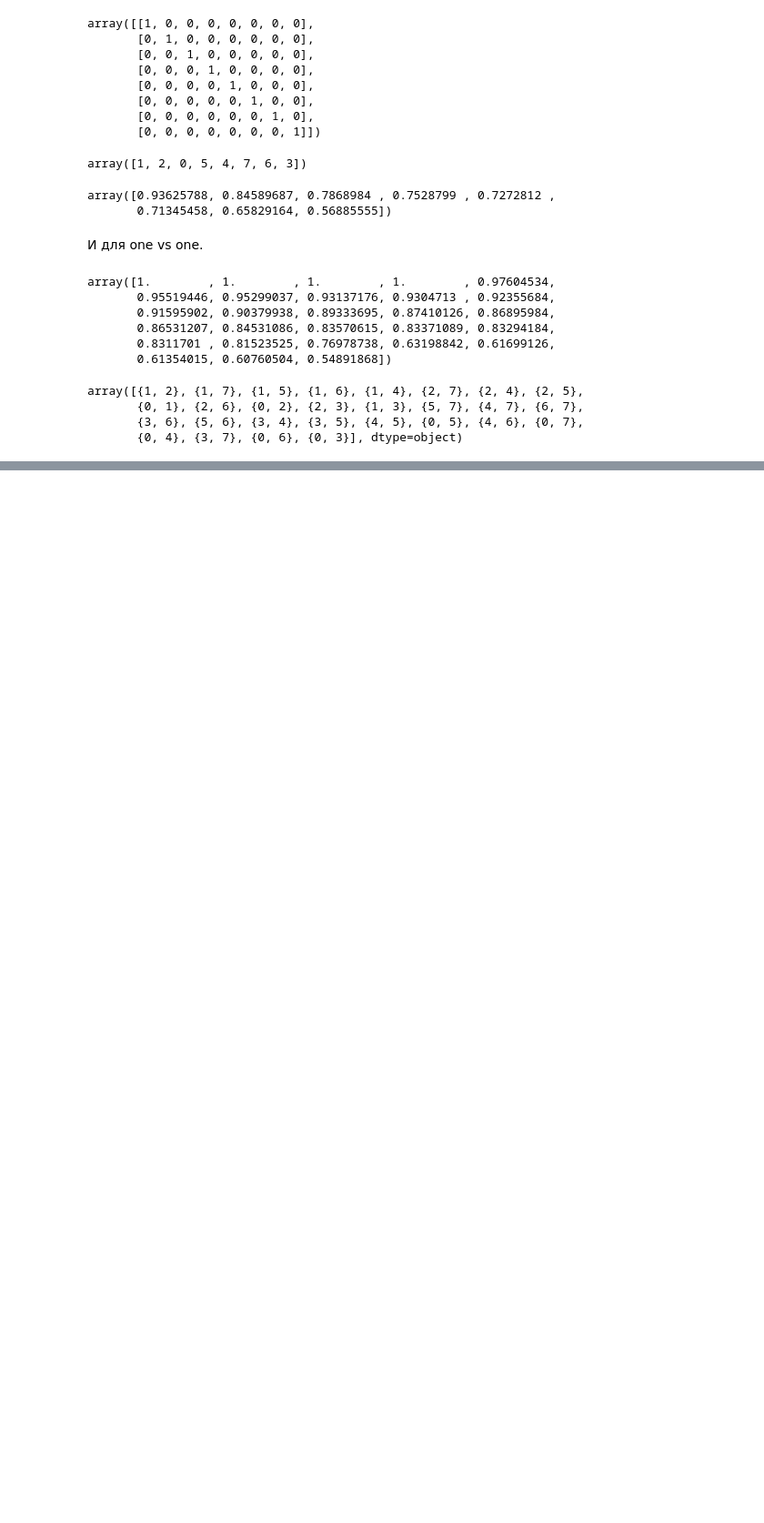
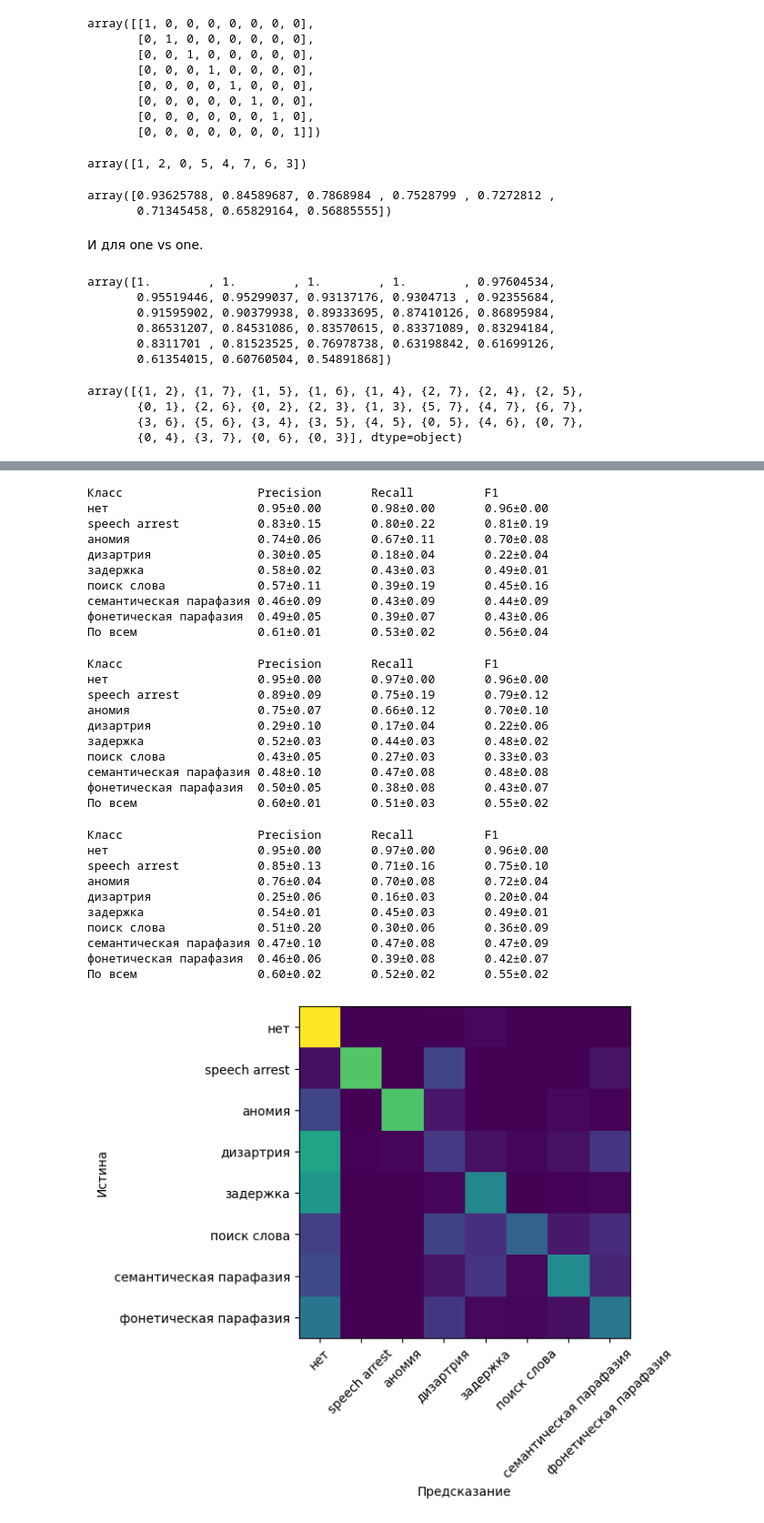
Before and after one commit to vmgorelikov/Automated-Classification-of-Language-Eloquent-Areas-in-Neurotypical-Individuals, a Jupyter notebook: notebooks/feature_and_model_selection.ipynb, the cells around one changed output, grey strips where cells are left out. Shown at 91% size. Saved outputs shown, nothing was run; the diff lists cells and outputs as text; code cells hidden in the pictures; blank space fills up the shorter version.

```diff
--- a/notebooks/feature_and_model_selection.ipynb
+++ b/notebooks/feature_and_model_selection.ipynb
@@ -484,0 +879,8 @@ array([{1, 2}, {1, 7}, {1, 5}, {1, 6}, {1, 4}, {2, 7}, {2, 4}, {2, 5},
+# %%
+for max_depth in range(1, 14):
+    ovovn_classifier = OneVsOneVsNeutralClassifier(
+        DecisionTreeClassifier(max_depth=max_depth),
+        DecisionTreeClassifier()
+    )
+    evaluate(ovovn_classifier)
+# %% [output]
@@ -484,0 +987,31 @@ array([{1, 2}, {1, 7}, {1, 5}, {1, 6}, {1, 4}, {2, 7}, {2, 4}, {2, 5},
+Класс                   Precision       Recall          F1
+нет                     0.95±0.00       0.98±0.00       0.96±0.00
+speech arrest           0.83±0.15       0.80±0.22       0.81±0.19
+аномия                  0.74±0.06       0.67±0.11       0.70±0.08
+дизартрия               0.30±0.05       0.18±0.04       0.22±0.04
+задержка                0.58±0.02       0.43±0.03       0.49±0.01
+поиск слова             0.57±0.11       0.39±0.19       0.45±0.16
+семантическая парафазия 0.46±0.09       0.43±0.09       0.44±0.09
+фонетическая парафазия  0.49±0.05       0.39±0.07       0.43±0.06
+По всем                 0.61±0.01       0.53±0.02       0.56±0.04
+Класс                   Precision       Recall          F1
+нет                     0.95±0.00       0.97±0.00       0.96±0.00
+speech arrest           0.89±0.09       0.75±0.19       0.79±0.12
+аномия                  0.75±0.07       0.66±0.12       0.70±0.10
+дизартрия               0.29±0.10       0.17±0.04       0.22±0.06
+задержка                0.52±0.03       0.44±0.03       0.48±0.02
+поиск слова             0.43±0.05       0.27±0.03       0.33±0.03
+семантическая парафазия 0.48±0.10       0.47±0.08       0.48±0.08
+фонетическая парафазия  0.50±0.05       0.38±0.08       0.43±0.07
+По всем                 0.60±0.01       0.51±0.03       0.55±0.02
+Класс                   Precision       Recall          F1
+нет                     0.95±0.00       0.97±0.00       0.96±0.00
+speech arrest           0.85±0.13       0.71±0.16       0.75±0.10
+аномия                  0.76±0.04       0.70±0.08       0.72±0.04
+дизартрия               0.25±0.06       0.16±0.03       0.20±0.04
+задержка                0.54±0.01       0.45±0.03       0.49±0.01
+поиск слова             0.51±0.20       0.30±0.06       0.36±0.09
+семантическая парафазия 0.47±0.10       0.47±0.08       0.47±0.09
+фонетическая парафазия  0.46±0.06       0.39±0.08       0.42±0.07
+По всем                 0.60±0.02       0.52±0.02       0.55±0.02
+[figure, added]
```
Also changed, not shown: parts of 58 cells of this notebook, 1 other file.
